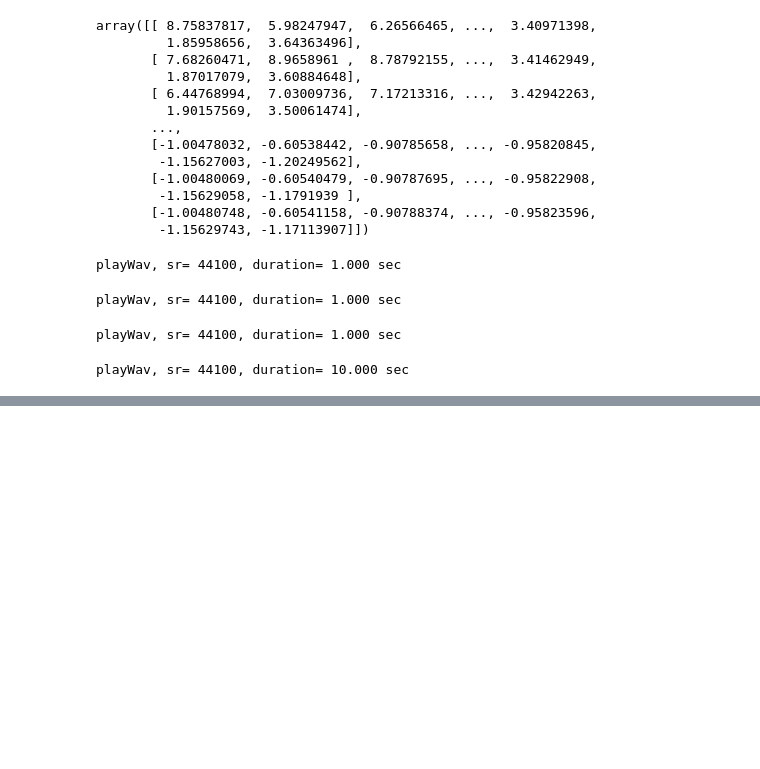
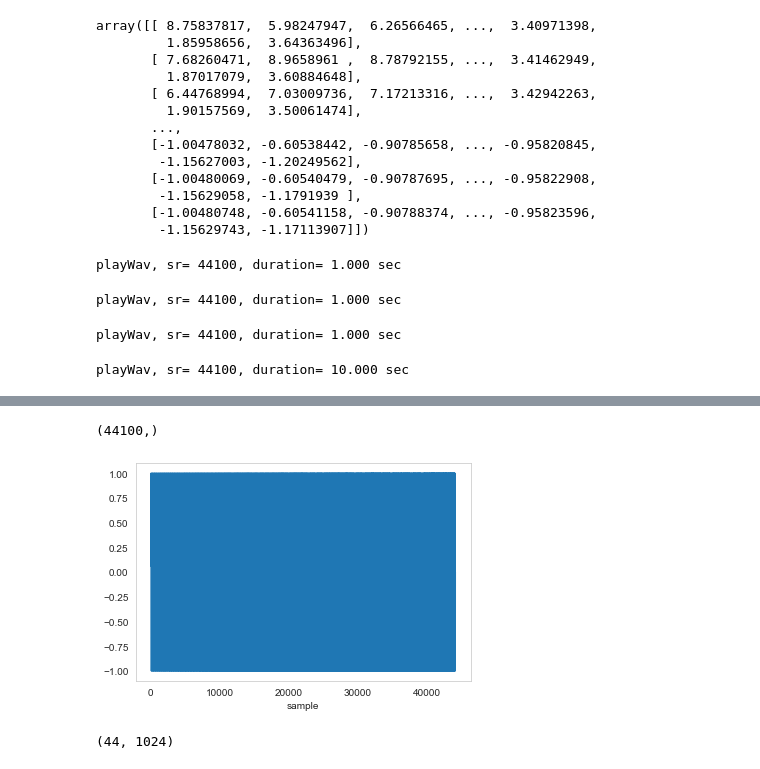
Before and after one commit to renyuanL/ryDsp2021, a Jupyter notebook: rySmallTest_demo.ipynb, the cells around one changed output, grey strips where cells are left out. Drawn from its saved outputs; the diff is of its cells as text; code cells hidden in the pictures; blank space fills up the shorter version.

```diff
--- a/rySmallTest_demo.ipynb
+++ b/rySmallTest_demo.ipynb
@@ -237,0 +239,6 @@ del PytestTester
+# %%
+plotWav(x)
+x.shape
+# %% [output]
+(44100,)
+[figure, added]
@@ -237,0 +247,13 @@ del PytestTester
+# %%
+T = 44100
+N= 1024 #44100
+
+
+n= np.arange(0,T) # n is timeindex
+
+x= np.cos(n)
+
+X= shortTimeFFT(x, N)
+X.shape
+# %% [output]
+(44, 1024)
```
Also changed, not shown: parts of 14 cells of this notebook, 9 other files.
